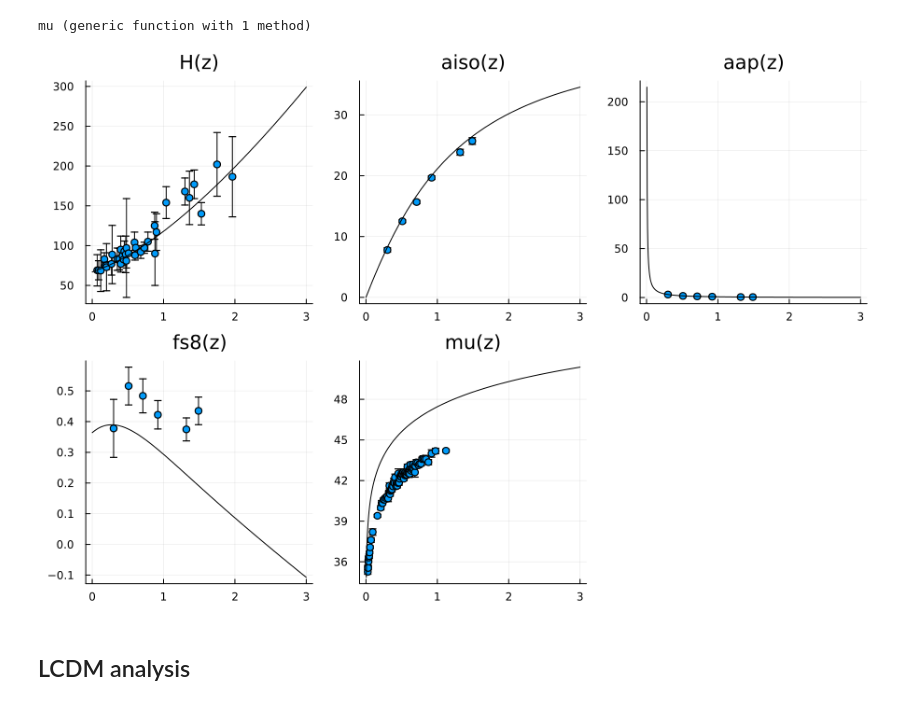
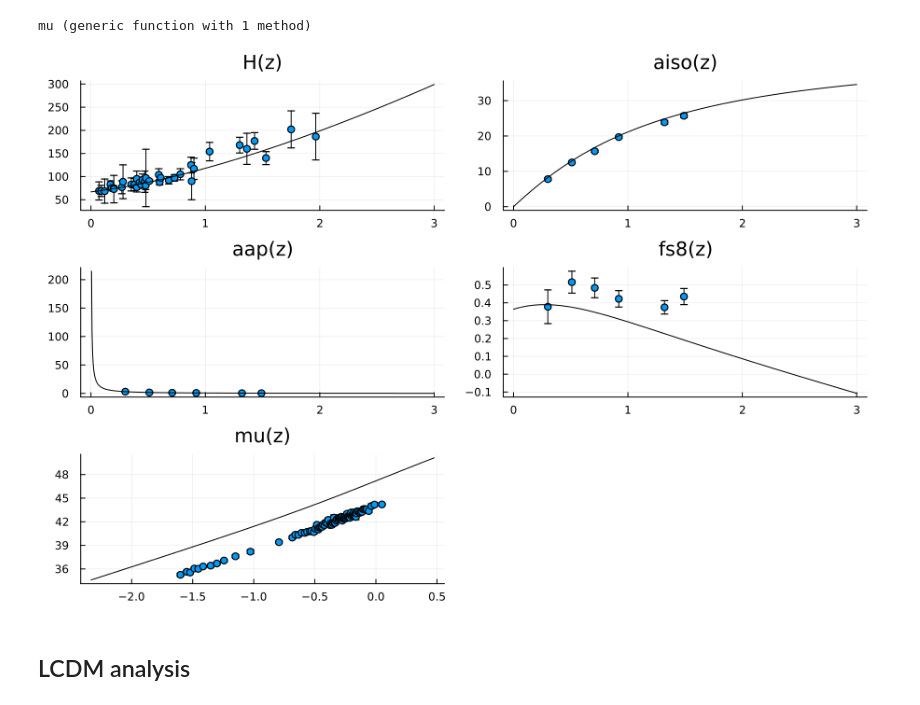
Before and after one commit to JaimeRZP/wb_gp, a Jupyter notebook: alpha_params_fixed.ipynb, the cells around one changed output. Cells and saved outputs as stored; diff of their text form; code cells hidden in the pictures.

```diff
--- a/alpha_params_fixed.ipynb
+++ b/alpha_params_fixed.ipynb
@@ -332,26 +343,11 @@ function d_lum(z_hel, zarr, h0, ez)
     return dlz
 end
 
-function mu_init(z_hel, zarr, h0, ez)
-    mu_initz = 5 .* log10.( abs.(d_lum(z_hel, zarr, h0, ez)) ./ 10 ) .+ 25
+function mu(z_hel, zarr, h0, M0, ez)
+    Msamp = M0 + 5*log10(LimberJack.CLIGHT_HMPC/(h0))
+    mu_initz = 5 .* log10.((LimberJack.CLIGHT_HMPC / h0) .* (d_lum(z_hel, zarr, h0, ez) ./ 1) ) .- 19.3 .- Msamp  .+ 25
     return mu_initz
 end
-
-function mu(z_hel, zarr, h0, M, ez)
-    M_samp = M + 5*log10(LimberJack.CLIGHT_HMPC/(h0*100))
-    muz = mu_init(z_hel, zarr, h0, ez) .+ 19.3 .+ M_samp
-    return muz
-end
-
-# function d_lum(zarr, h0, ez)
-#     dlz = (1 .+ zarr) .* dm_from_ez(zarr, h0, ez)
-#     return dlz
-# end
-
-# function mu1(zarr, h0, M, ez)
-#     muz = 5 .* log10.( abs.(d_lum(zarr, h0, ez)) ) .+ 25 .+ M
-#     return muz
-# end
 # %% [output]
 mu (generic function with 1 method)
 # %%
@@ -361,19 +356,19 @@ z_hel1 = z_integ1 .+ 0.0002;
 # %%
 p0 = plot(datahz.z, datahz.data, yerr=hz_err, seriestype=:scatter,title="H(z)", legend=false)
 p1 = plot(datafs8.z, dataDESI.data_dvrd, yerr=aiso_err, seriestype=:scatter,title="aiso(z)", legend=false)
 p2 = plot(datafs8.z, dataDESI.data_dhdm, yerr=aap_err, seriestype=:scatter, title="aap(z)", legend=false)
 p3 = plot(datafs8.z, dataDESI.data_fs8, yerr=fs8_err, seriestype=:scatter, title="fs8(z)", legend=false)
-p4 = plot(datamu.z, datamu.data, yerr=mu_err, seriestype=:scatter, title="mu(z)", legend=false)
+p4 = plot(log10.(datamu.z), datamu.data, yerr=mu_err, seriestype=:scatter, title="mu(z)", legend=false)
 
 plot!(p0, z_integ1, hz_from_ez(z_integ1, cosmo1.cpar.h, ez_test), color=:black)
 plot!(p1, z_integ1, a_iso(z_integ1, cosmo1.cpar.h, rd_red, ez_test), color=:black)
 plot!(p2, z_integ1, a_ap(z_integ1, cosmo1.cpar.h, ez_test), color=:black)
 plot!(p3, z_integ1, fs8_from_ez(z_integ1, cosmo1.cpar.Ωm, cosmo1.cpar.σ8, cosmo1.cpar.h, ez_test, eltype(ez_test)), color=:black)
-plot!(p4, z_integ1, mu(z_hel1, z_integ1, cosmo1.cpar.h, -19.3, ez_test), color=:black)
+plot!(p4, log10.(z_integ1), mu(z_integ1, z_integ1, cosmo1.cpar.h, -19.3, ez_test), color=:black)
 
-plot(p0, p1, p2, p3, p4, layout=(2,3), size=(900,600))
+plot(p0, p1, p2, p3, p4, layout=(3,2), size=(900,600))
 # %% [output]
-[figure, old version]
+[figure, new version]
 # %% [markdown]
 ## LCDM analysis
 # %%
```
Also changed, not shown: parts of 23 cells of this notebook.
